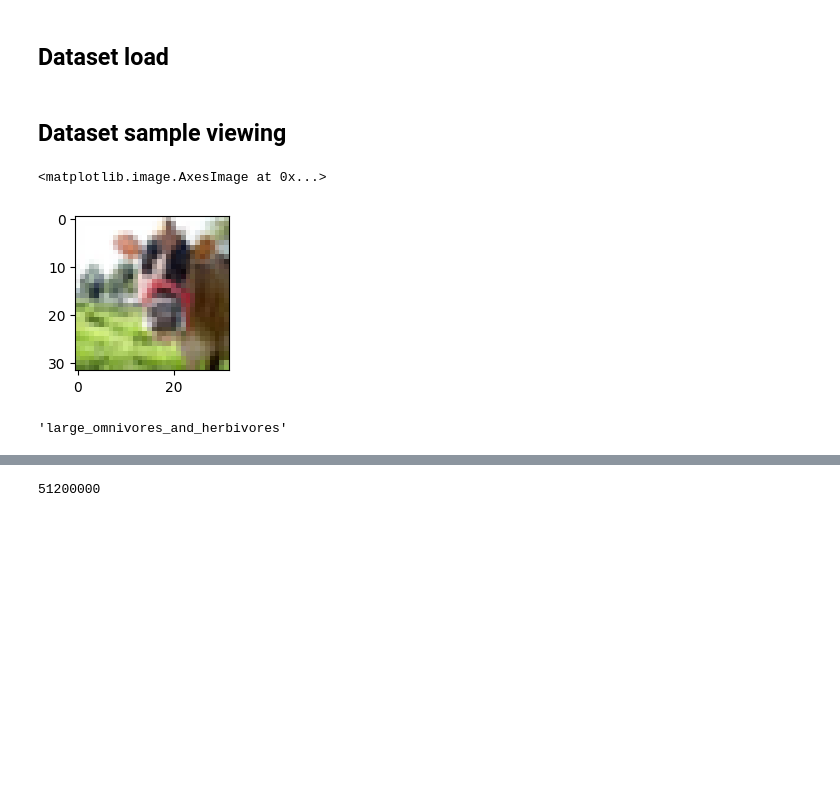
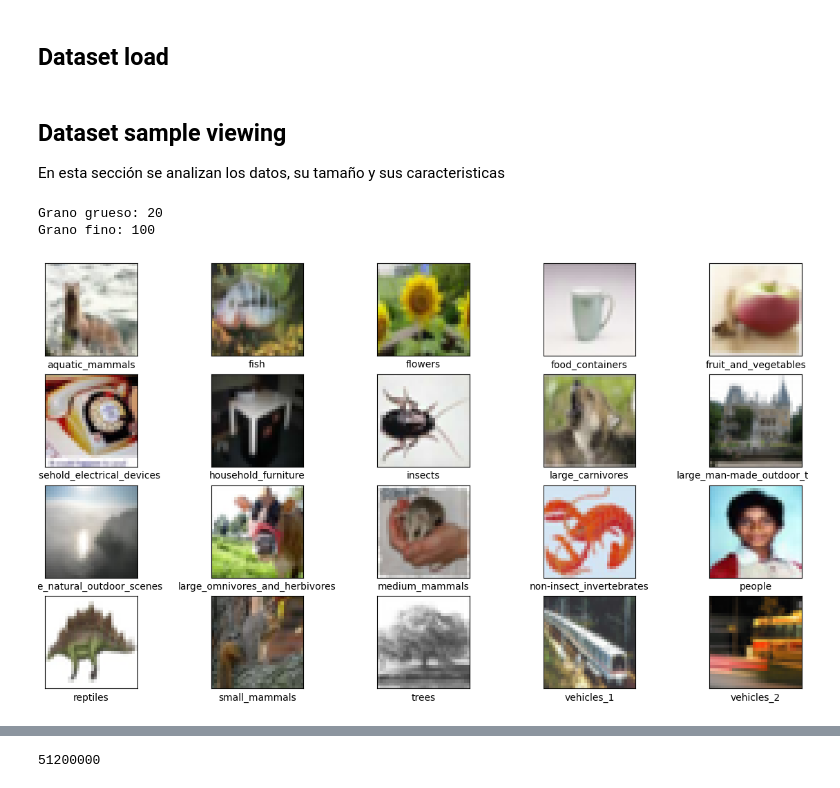
Before and after one commit to NicoBWin/RN1_TP1, a Jupyter notebook: firstnotebook.ipynb, the cells around one changed output, grey strips where cells are left out. Drawn from its saved outputs; the diff is of its cells as text; code cells hidden in the pictures; blank space fills up the shorter version.

```diff
--- a/firstnotebook.ipynb
+++ b/firstnotebook.ipynb
@@ -45,15 +45,26 @@ with open("/kaggle/input/itba-rn-2245-cifar-100-2023q2/coarse_label_names.pck",
     labels_coarse = pickle.load(f)
 # %%
 from matplotlib import pyplot as plt
-# %% [markdown]
-## Dataset sample viewing
-# %%
-plt.figure(figsize=(2,2))
-plt.imshow(x_train[0])
-# %% [output]
-<matplotlib.image.AxesImage at 0x...>
-[figure, removed]
-# %%
-labels_coarse[11]
-# %% [output]
-'large_omnivores_and_herbivores'
+# %% [markdown]
+## Dataset sample viewing
+En esta sección se analizan los datos, su tamaño y sus caracteristicas
+# %%
+# Tenemos que clasificar entre 100 clases
+print("Grano grueso:", len(labels_coarse))
+print("Grano fino:", len(labels_fine))
+# %% [output]
+Grano grueso: 20
+Grano fino: 100
+# %%
+# Imprimimos una foto de cada grano grueso
+plt.figure(figsize=(15,8))
+for i in range(20):
+    plt.subplot(4,5,i+1)
+    plt.xticks([])
+    plt.yticks([])
+    plt.grid(False)
+    plt.imshow(x_train[y_train_coarse==i][0])
+    plt.xlabel(labels_coarse[i])
+plt.show()
+# %% [output]
+[figure, added]
```
Also changed, not shown: parts of 18 cells of this notebook.
